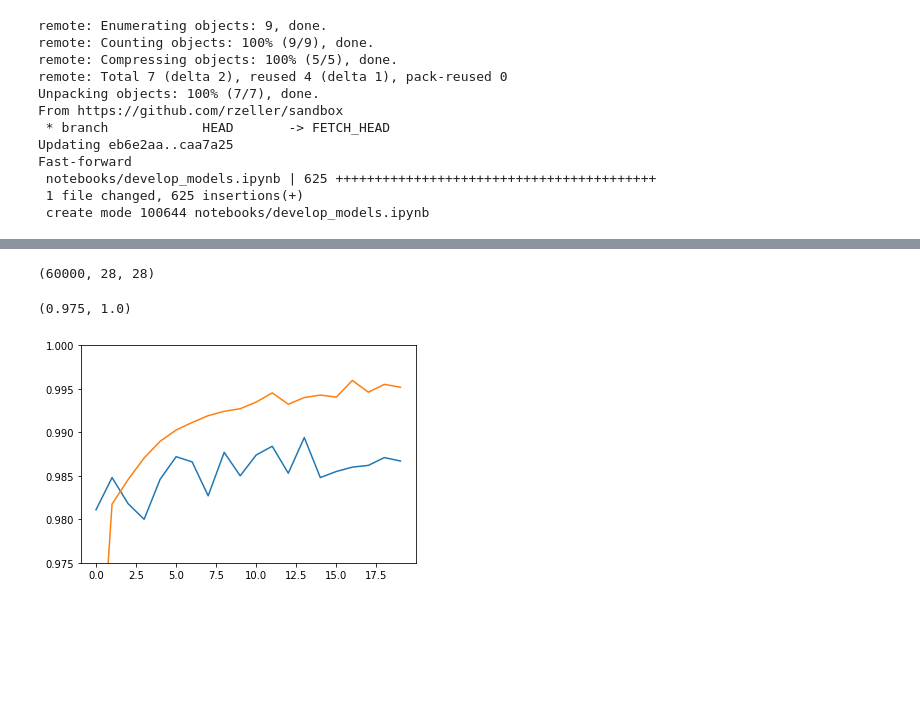
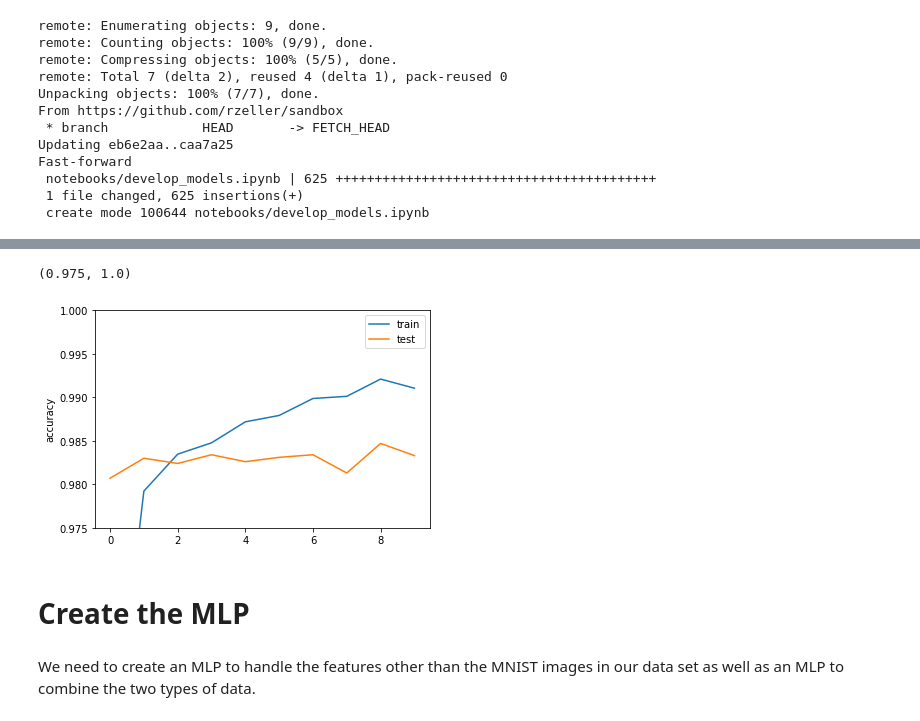
Before and after one commit to rzeller/sandbox, a Jupyter notebook: notebooks/develop_models.ipynb, the cells around one changed output, grey strips where cells are left out. Drawn from its saved outputs; the diff is of its cells as text; code cells hidden in the pictures; blank space fills up the shorter version.

```diff
--- a/notebooks/develop_models.ipynb
+++ b/notebooks/develop_models.ipynb
@@ -107,18 +114,10 @@ Epoch 10/10
-# %%
-# (x_train, y_train), (x_test, y_test) = tf.keras.datasets.mnist.load_data()
-# print(x_train.shape)
-
-x_train = df[df['train_test']=='train']['image']
-
-import numpy as np
-np.stack(df[df['train_test']=='train']['image'])f
-# %% [output]
-(60000, 28, 28)
 # %%
 from matplotlib import pylab as plt
-plt.plot(history.history['val_accuracy'])
-plt.plot(history.history['accuracy'])
+plt.plot(history.history['accuracy'], label='train')
+plt.plot(history.history['val_accuracy'], label='test')
+plt.legend(loc='best')
+plt.ylabel('accuracy')
 plt.ylim([0.975, 1])
 # %% [output]
 (0.975, 1.0)
-[figure, old version]
+[figure, new version]
@@ -128,0 +124,4 @@ model.add(Dense(128, input_size=()))
+# %% [markdown]
+# Create the MLP
+# %% [markdown]
+We need to create an MLP to handle the features other than the MNIST images in our data set as well as an MLP to combine the two types of data.
```
Also changed, not shown: parts of 12 cells of this notebook, 2 other files.
